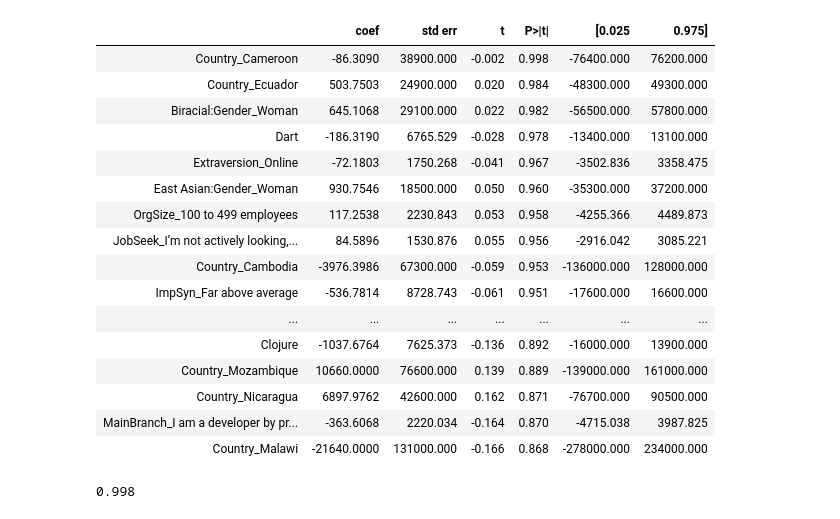
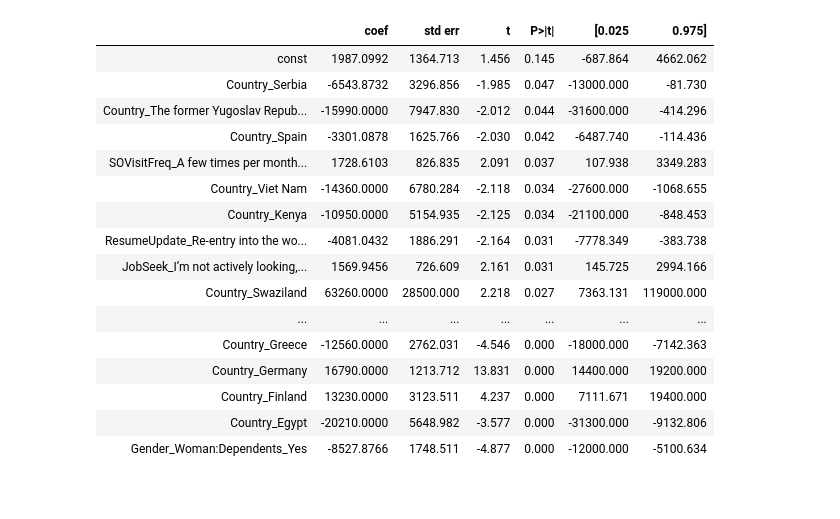
Before and after one commit to KennyMiyasato/developer_salary_predictor, a Jupyter notebook: charlie/charlie_index.ipynb, the cells around one changed output. Cells and saved outputs as stored; diff of their text form; code cells hidden in the pictures.

```diff
--- a/charlie/charlie_index.ipynb
+++ b/charlie/charlie_index.ipynb
@@ -362,0 +38,2 @@ def sm_OLS(x_values,y_values):
+# %%
+temp = df[(df['ConvertedComp']>10000) & (df['ConvertedComp']<250000)]
@@ -408,3 +54,8 @@ pd.set_option('display.max_rows',2000)
+# %%
+Xtemp = temp.drop(columns=['Respondent','ConvertedComp'])
+Ytemp = temp['ConvertedComp']
+
+temp_performance,temp_variables,temp_outcomes = sm_OLS(Xtemp,Ytemp)
 # %%
 sm_performance.transpose()
 # %% [output]
@@ -448,0 +69,22 @@ sm_outcomes
+# %%
+def ols_recursion(x_values,y_values):
+
+    temp_performance,temp_variables,temp_outcomes = sm_OLS(x_values,y_values)
+    print(len((temp_variables.index.tolist())))
+
+    to_drop = temp_variables[temp_variables['P>|t|']>.05].index.tolist()
+    try:
+        to_drop.remove('const')
+    except:
+        to_drop
+
+    print(len(to_drop))
+    if len(to_drop)>0:
+        print('flip')
+        x_values.drop(columns=to_drop,inplace=True)
+        ols_recursion(x_values,y_values)
+    else:
+        print('done')
+    return sm_OLS(x_values,y_values)
+# %%
+a,b,c = ols_recursion(Xtemp,Ytemp)
@@ -449,24 +112,20 @@ sm_outcomes
 # %%
-sm_variables.sort_values('P>|t|',ascending=False)[:25]
+b.sort_values('P>|t|',ascending=False)
 # %% [output]
 |  | coef | std err | t | P>|t| | [0.025 | 0.975] |
-| Country_Cameroon | -86.3090 | 38900.000 | -0.002 | 0.998 | -76400.000 | 76200.000 |
-| Country_Ecuador | 503.7503 | 24900.000 | 0.020 | 0.984 | -48300.000 | 49300.000 |
-| Biracial:Gender_Woman | 645.1068 | 29100.000 | 0.022 | 0.982 | -56500.000 | 57800.000 |
-| Dart | -186.3190 | 6765.529 | -0.028 | 0.978 | -13400.000 | 13100.000 |
-| Extraversion_Online | -72.1803 | 1750.268 | -0.041 | 0.967 | -3502.836 | 3358.475 |
-| East Asian:Gender_Woman | 930.7546 | 18500.000 | 0.050 | 0.960 | -35300.000 | 37200.000 |
-| OrgSize_100 to 499 employees | 117.2538 | 2230.843 | 0.053 | 0.958 | -4255.366 | 4489.873 |
-| JobSeek_I’m not actively looking,... | 84.5896 | 1530.876 | 0.055 | 0.956 | -2916.042 | 3085.221 |
-| Country_Cambodia | -3976.3986 | 67300.000 | -0.059 | 0.953 | -136000.000 | 128000.000 |
-| ImpSyn_Far above average | -536.7814 | 8728.743 | -0.061 | 0.951 | -17600.000 | 16600.000 |
+| const | 1987.0992 | 1364.713 | 1.456 | 0.145 | -687.864 | 4662.062 |
+| Country_Serbia | -6543.8732 | 3296.856 | -1.985 | 0.047 | -13000.000 | -81.730 |
+| Country_The former Yugoslav Repub... | -15990.0000 | 7947.830 | -2.012 | 0.044 | -31600.000 | -414.296 |
+| Country_Spain | -3301.0878 | 1625.766 | -2.030 | 0.042 | -6487.740 | -114.436 |
+| SOVisitFreq_A few times per month... | 1728.6103 | 826.835 | 2.091 | 0.037 | 107.938 | 3349.283 |
+| Country_Viet Nam | -14360.0000 | 6780.284 | -2.118 | 0.034 | -27600.000 | -1068.655 |
+| Country_Kenya | -10950.0000 | 5154.935 | -2.125 | 0.034 | -21100.000 | -848.453 |
+| ResumeUpdate_Re-entry into the wo... | -4081.0432 | 1886.291 | -2.164 | 0.031 | -7778.349 | -383.738 |
+| JobSeek_I’m not actively looking,... | 1569.9456 | 726.609 | 2.161 | 0.031 | 145.725 | 2994.166 |
+| Country_Swaziland | 63260.0000 | 28500.000 | 2.218 | 0.027 | 7363.131 | 119000.000 |
 | ... | ... | ... | ... | ... | ... | ... |
-| Clojure | -1037.6764 | 7625.373 | -0.136 | 0.892 | -16000.000 | 13900.000 |
-| Country_Mozambique | 10660.0000 | 76600.000 | 0.139 | 0.889 | -139000.000 | 161000.000 |
-| Country_Nicaragua | 6897.9762 | 42600.000 | 0.162 | 0.871 | -76700.000 | 90500.000 |
-| MainBranch_I am a developer by pr... | -363.6068 | 2220.034 | -0.164 | 0.870 | -4715.038 | 3987.825 |
-| Country_Malawi | -21640.0000 | 131000.000 | -0.166 | 0.868 | -278000.000 | 234000.000 |
+| Country_Greece | -12560.0000 | 2762.031 | -4.546 | 0.000 | -18000.000 | -7142.363 |
+| Country_Germany | 16790.0000 | 1213.712 | 13.831 | 0.000 | 14400.000 | 19200.000 |
+| Country_Finland | 13230.0000 | 3123.511 | 4.237 | 0.000 | 7111.671 | 19400.000 |
+| Country_Egypt | -20210.0000 | 5648.982 | -3.577 | 0.000 | -31300.000 | -9132.806 |
+| Gender_Woman:Dependents_Yes | -8527.8766 | 1748.511 | -4.877 | 0.000 | -12000.000 | -5100.634 |
-# %%
-sm_variables.loc['Country_Cameroon']['P>|t|']
-# %% [output]
-0.998
```
Also changed, not shown: parts of 56 cells of this notebook.
